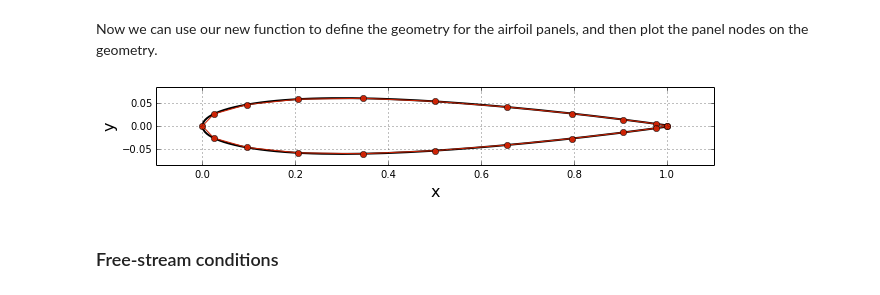
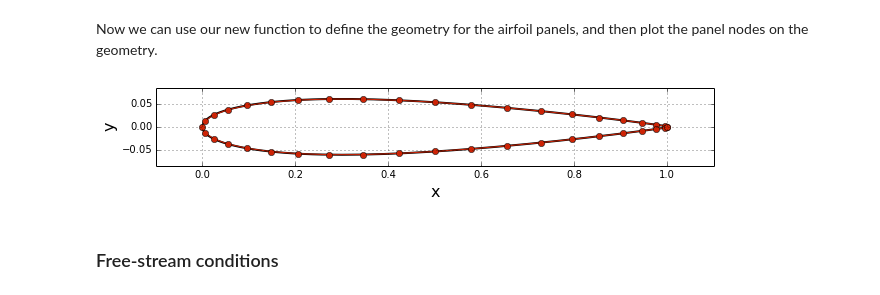
Before and after one commit to barbagroup/AeroPython, a Jupyter notebook: lessons/11_Lesson11_vortexSourcePanelMethod.ipynb, the cells around one changed output. Cells and saved outputs as stored; diff of their text form; code cells hidden in the pictures.

```diff
--- a/lessons/11_Lesson11_vortexSourcePanelMethod.ipynb
+++ b/lessons/11_Lesson11_vortexSourcePanelMethod.ipynb
@@ -86,15 +86,15 @@ We define a class `Panel`  that will store all information about one panel: star
 class Panel:
     '''Contains information related to one panel.'''
     def __init__(self, xa, ya, xb, yb):
-        '''Initialization of the object with
-        the location of its two end-points.
+        '''Initializes a panel
+        with the location of the two end-points (xa, ya) and (xb, yb).
         '''
         self.xa, self.ya = xa, ya                     # 1st end-point
         self.xb, self.yb = xb, yb                     # 2nd end-point
-        self.xc, self.yc = (xa+xb)/2, (ya+yb)/2       # control point
+        self.xc, self.yc = (xa+xb)/2, (ya+yb)/2       # control-point (center-point)
         self.length = sqrt((xb-xa)**2+(yb-ya)**2)     # length of the panel
 
-        # orientation of the panel
+        # orientation of the panel (angle between x-axis and panel's normal)
         if xb-xa <= 0.:
             self.beta = acos((yb-ya)/self.length)
         elif xb-xa > 0.:
@@ -108,7 +108,7 @@ class Panel:
 
         self.sigma = 0.                             # source strength
         self.vt = 0.                                # tangential velocity
-        self.Cp = 0.                                # pressure coefficient
+        self.cp = 0.                                # pressure coefficient
 # %% [markdown]
 Like before, we call the function `define_panels()` to discretize the airfoil geometry in `N` panels. The function will return a NumPy array of `N` objects of the type `Panel`.
 # %%
@@ -143,29 +146,28 @@ def define_panels(N, xp, yp):
 # %% [markdown]
 Now we can use our new function to define the geometry for the airfoil panels, and then plot the panel nodes on the geometry.
 # %%
-N = 20                            # number of panels
-panel = define_panels(N, xp, yp)  # discretization of the geometry into panels
+N = 40                            # number of panels
+panels = define_panels(N, x, y)  # discretizes of the geometry into panels
 
-# plots the geometry with the panels
-valX, valY = 0.1, 0.2
-xmin, xmax = min([p.xa for p in panel]), max([p.xa for p in panel])
-ymin, ymax = min([p.ya for p in panel]), max([p.ya for p in panel])
-xStart, xEnd = xmin-valX*(xmax-xmin), xmax+valX*(xmax-xmin)
-yStart, yEnd = ymin-valY*(ymax-ymin), ymax+valY*(ymax-ymin)
+# plots the geometry and the panels
+val_x, val_y = 0.1, 0.2
+x_min, x_max = min([p.xa for p in panels]), max([p.xa for p in panels])
+y_min, y_max = min([p.ya for p in panels]), max([p.ya for p in panels])
+x_start, x_end = x_min-val_x*(x_max-x_min), x_max+val_x*(x_max-x_min)
+y_start, y_end = y_min-val_y*(y_max-y_min), y_max+val_y*(y_max-y_min)
 size = 10
-plt.figure(figsize=(size, (yEnd-yStart)/(xEnd-xStart)*size))
+plt.figure(figsize=(size, (y_end-y_start)/(x_end-x_start)*size))
 plt.grid(True)
 plt.xlabel('x', fontsize=16)
 plt.ylabel('y', fontsize=16)
-plt.xlim(xStart, xEnd)
-plt.ylim(yStart, yEnd)
-plt.plot(xp, yp, 'k-', linewidth=2)
-plt.plot(np.append([p.xa for p in panel], panel[0].xa),
-        np.append([p.ya for p in panel], panel[0].ya),
-        linestyle='-', linewidth=1,
-        marker='o', markersize=6, color='#CD2305');
+plt.xlim(x_start, x_end)
+plt.ylim(y_start, y_end)
+plt.plot(x, y, color='k', linestyle='-', linewidth=2)
+plt.plot(np.append([p.xa for p in panels], panels[0].xa),
+         np.append([p.ya for p in panels], panels[0].ya),
+         linestyle='-', linewidth=1, marker='o', markersize=6, color='#CD2305');
 # %% [output]
-[figure, old version]
+[figure, new version]
 # %% [markdown]
 ### Free-stream conditions
 # %% [markdown]
```
Also changed, not shown: parts of 22 cells of this notebook.
